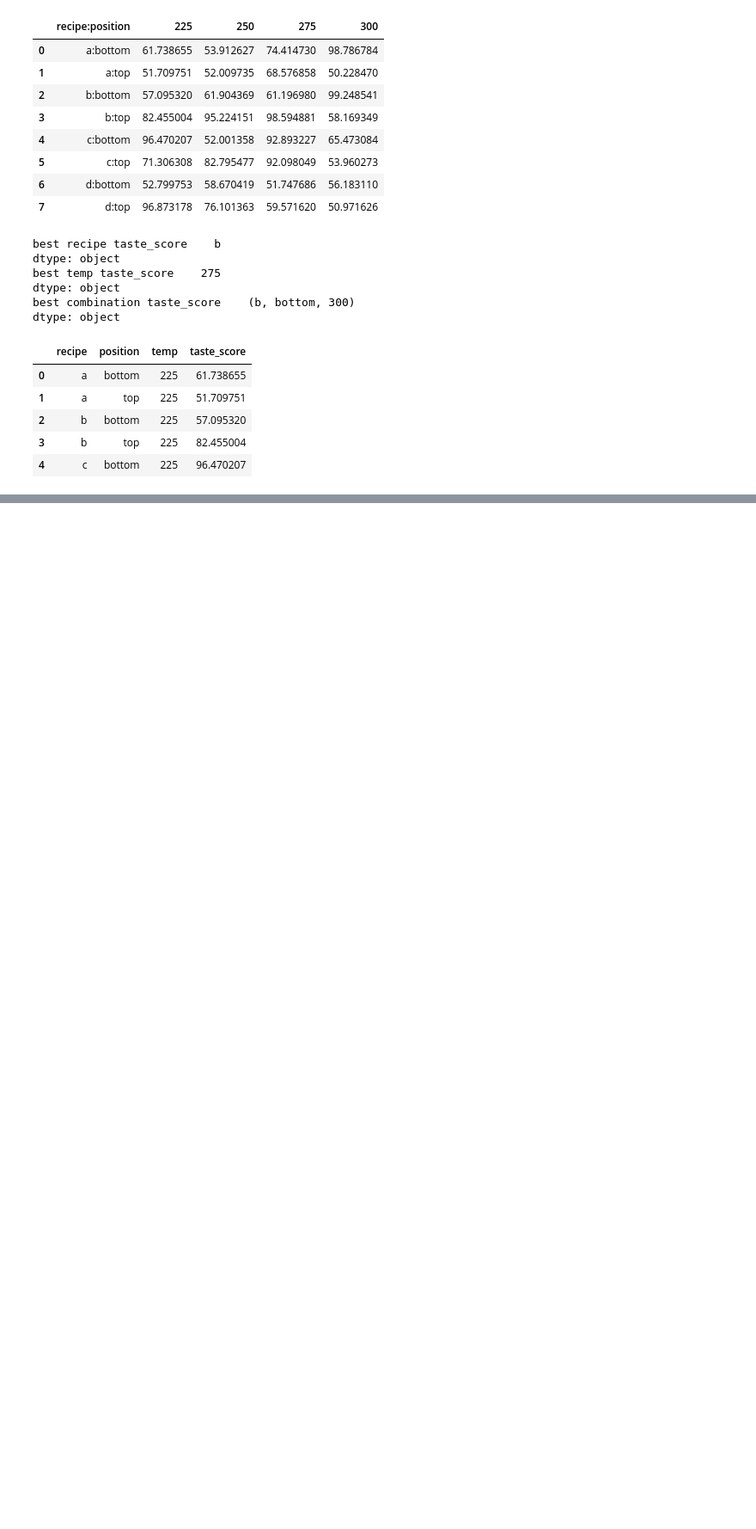
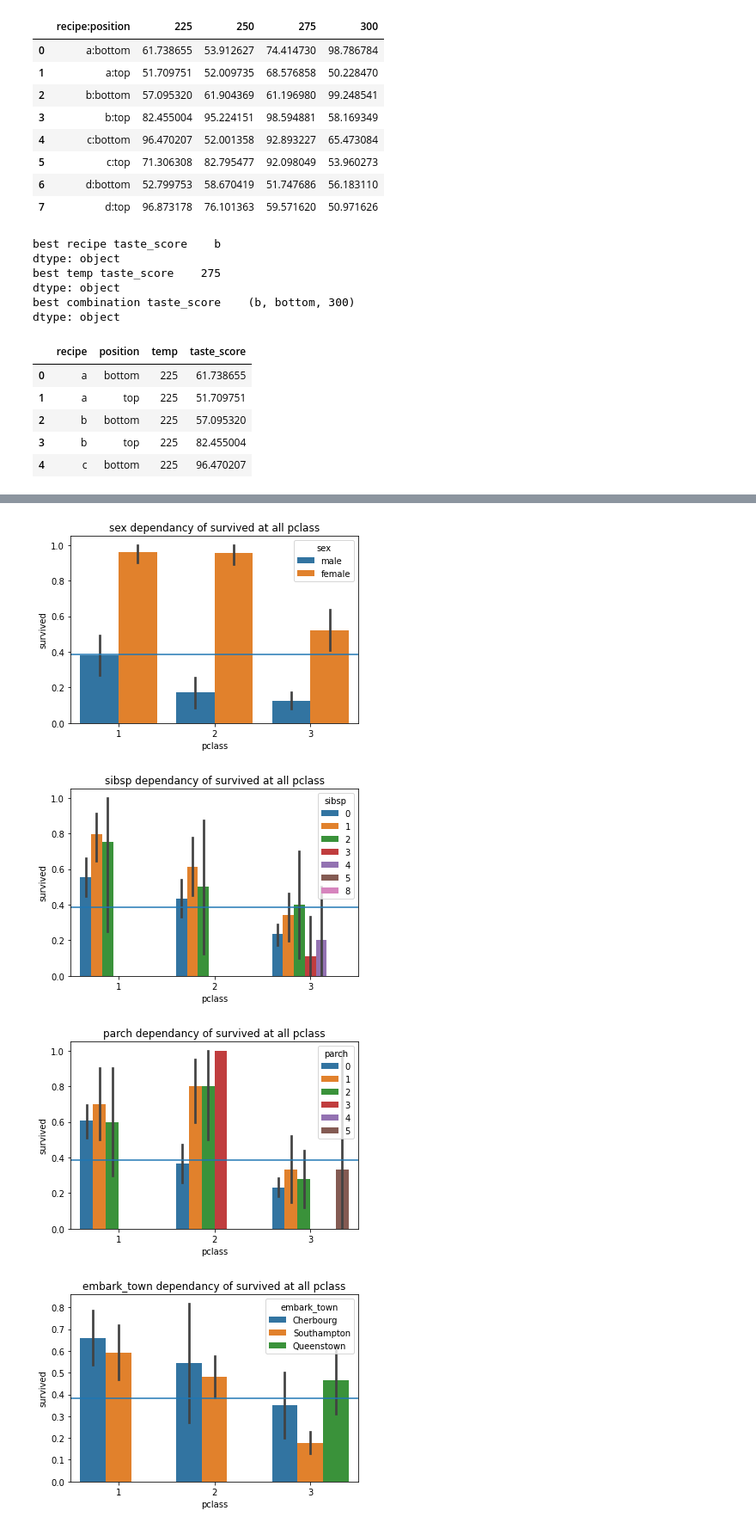
Before and after one commit to geary-shenck/classification-exercises, a Jupyter notebook: classification-exercises.ipynb, the cells around one changed output, grey strips where cells are left out. Shown at 86% size. Saved outputs shown, nothing was run; the diff lists cells and outputs as text; code cells hidden in the pictures; blank space fills up the shorter version.

```diff
--- a/classification-exercises.ipynb
+++ b/classification-exercises.ipynb
@@ -542,0 +847,17 @@ dtype: object
+# %%
+#three_cat_bar_cheat(train_df.pclass,train_df.survived,train_df.sex,train_df,train_df.survived.mean())
+for iter1 in cat_vars:
+    for iter2 in cat_vars:
+        if iter1 != iter2 and \
+        iter1 != "passenger_id" and \
+        iter2 != "passenger_id" and \
+        iter1 != "survived" and \
+        iter2 != "survived" \
+        :
+
+            three_cat_bar_cheat(train_df[iter1],train_df.survived,train_df[iter2],train_df,train_df.survived.mean())
+# %% [output]
+[figure, added]
+[figure, added]
+[figure, added]
+[figure, added]
```
Also changed, not shown: parts of 40 cells of this notebook.
